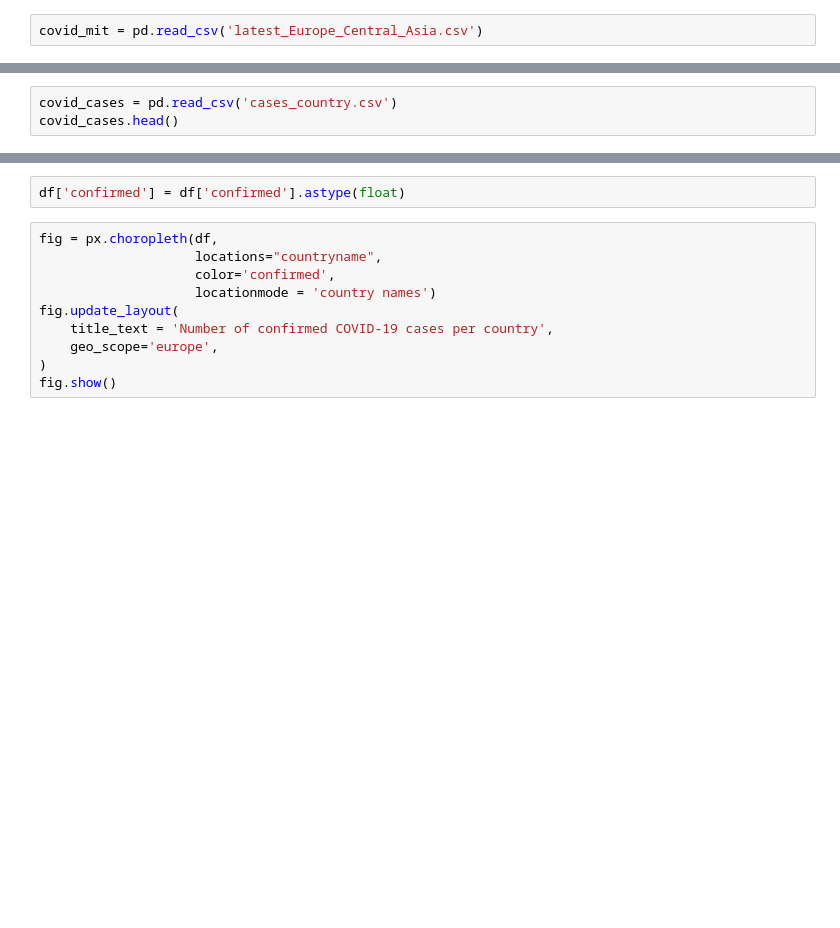
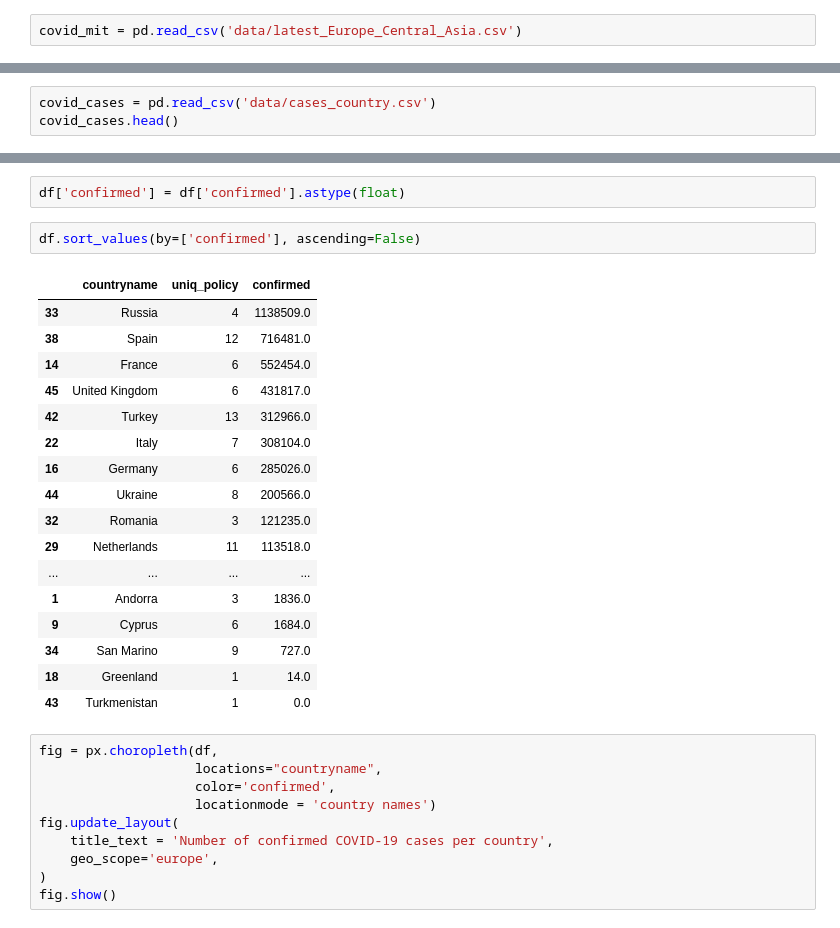
Before and after one commit to DS4All-2020-Team-8/Team8_DS4A, a Jupyter notebook: policies_stats.ipynb, the cells around one changed output, grey strips where cells are left out. Drawn from its saved outputs; the diff is of its cells as text; blank space fills up the shorter version.

```diff
--- a/policies_stats.ipynb
+++ b/policies_stats.ipynb
@@ -6,7 +6,7 @@ import plotly.express as px
 import matplotlib.pyplot as plt
 %matplotlib inline
 # %%
-covid_mit = pd.read_csv('latest_Europe_Central_Asia.csv')
+covid_mit = pd.read_csv('data/latest_Europe_Central_Asia.csv')
 # %%
 ind = covid_mit[covid_mit['countryname'] == 'Note: '].index[0]
 covid_mit.drop(covid_mit.index[ind], inplace=True)
@@ -105,7 +105,7 @@ fig.show()
 [interactive output not drawn]
 [interactive output not drawn]
 # %%
-covid_cases = pd.read_csv('cases_country.csv')
+covid_cases = pd.read_csv('data/cases_country.csv')
 covid_cases.head()
 # %% [output]
 |  | Country_Region | Last_Update | Lat | Long_ | Confirmed | Deaths | Recovered | Active | Incident_Rate | ... |
@@ -141,6 +141,26 @@ for country in df['countryname'].loc[mask]:
     df.loc[mask, 'confirmed'] = str(conf.values[0])
 # %%
 df['confirmed'] = df['confirmed'].astype(float)
+# %%
+df.sort_values(by=['confirmed'], ascending=False)
+# %% [output]
+|  | countryname | uniq_policy | confirmed |
+| 33 | Russia | 4 | 1138509.0 |
+| 38 | Spain | 12 | 716481.0 |
+| 14 | France | 6 | 552454.0 |
+| 45 | United Kingdom | 6 | 431817.0 |
+| 42 | Turkey | 13 | 312966.0 |
+| 22 | Italy | 7 | 308104.0 |
+| 16 | Germany | 6 | 285026.0 |
+| 44 | Ukraine | 8 | 200566.0 |
+| 32 | Romania | 3 | 121235.0 |
+| 29 | Netherlands | 11 | 113518.0 |
+| ... | ... | ... | ... |
+| 1 | Andorra | 3 | 1836.0 |
+| 9 | Cyprus | 6 | 1684.0 |
+| 34 | San Marino | 9 | 727.0 |
+| 18 | Greenland | 1 | 14.0 |
+| 43 | Turkmenistan | 1 | 0.0 |
 # %%
 fig = px.choropleth(df,
                     locations="countryname",
```
Also changed, not shown: parts of 16 cells of this notebook, 7 other files.
